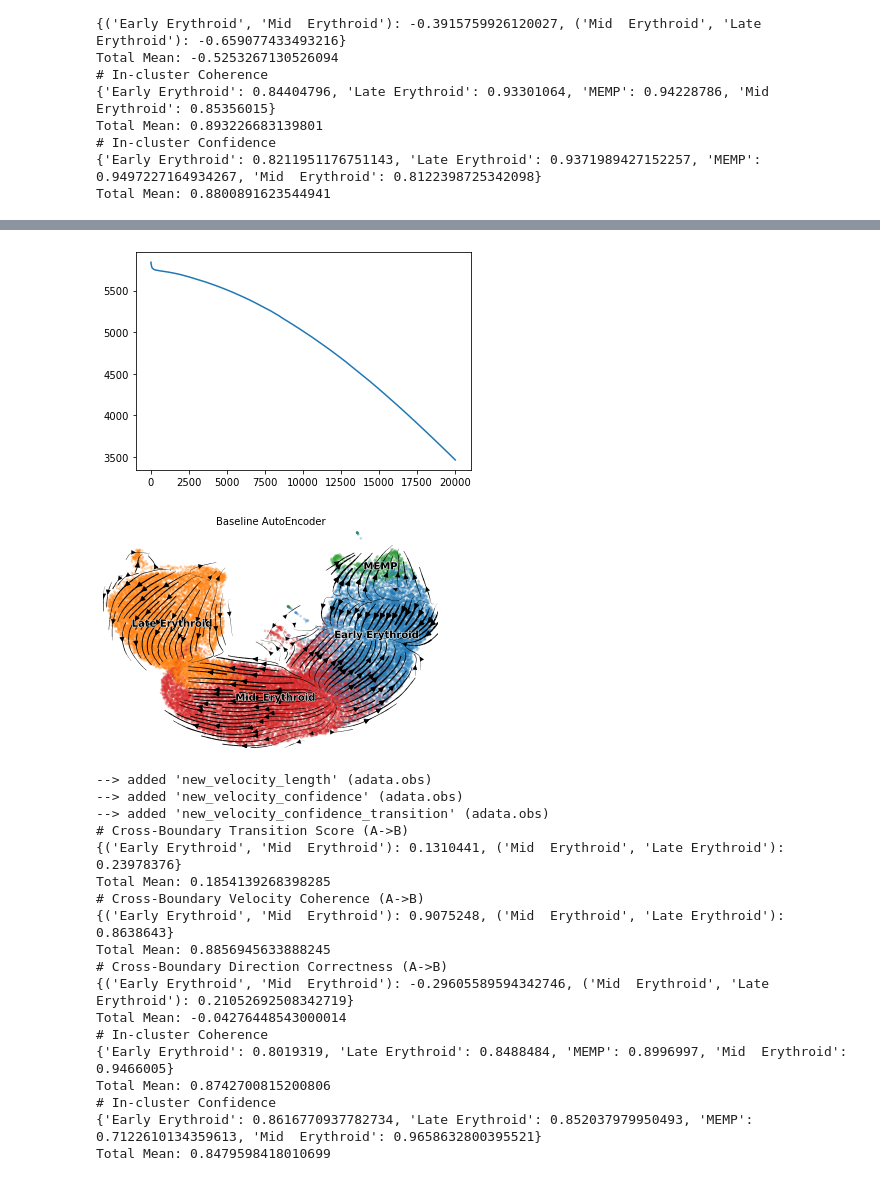
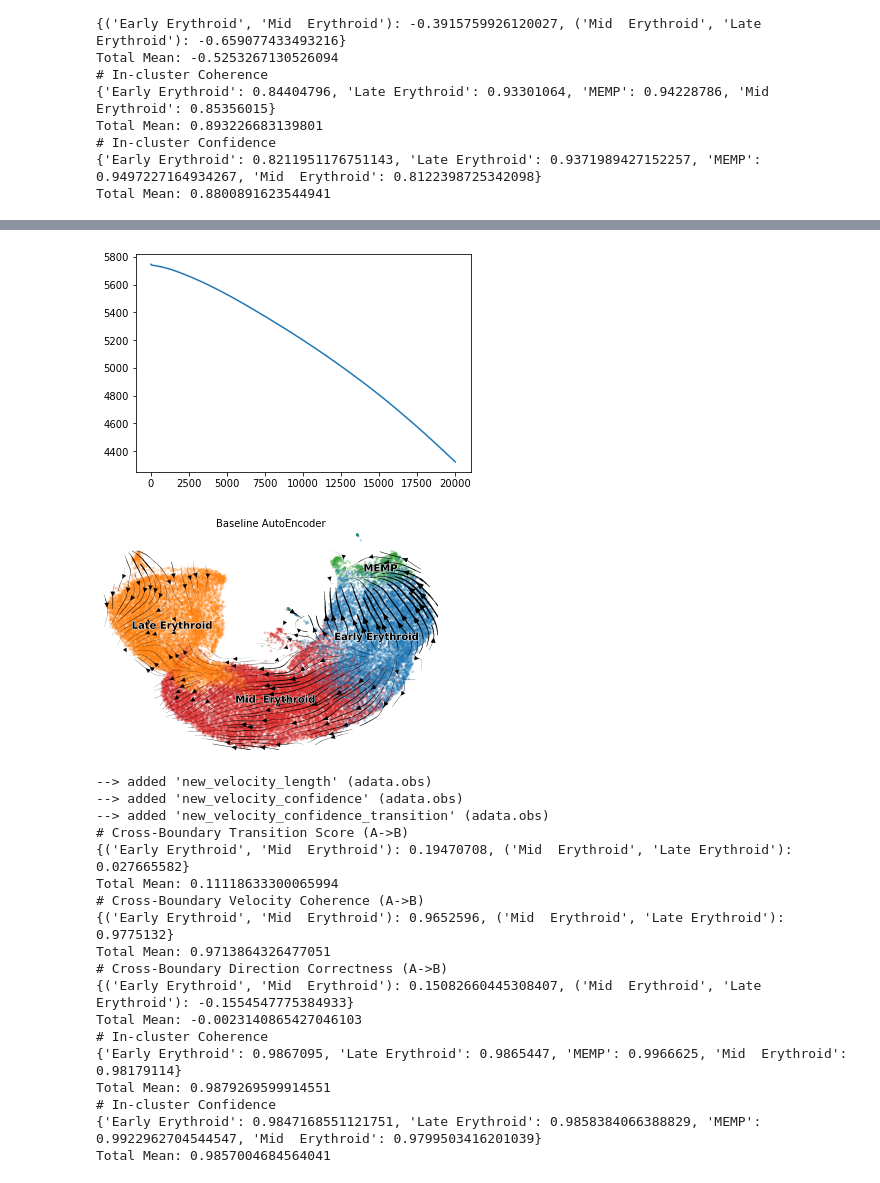
Before and after one commit to qiaochen/VeloAE, a Jupyter notebook: notebooks/Melania_Erythroid_human/model-Melania_Erythroid_human-baseline.ipynb, the cells around one changed output, grey strips where cells are left out. Drawn from its saved outputs; the diff is of its cells as text; code cells hidden in the pictures.

```diff
--- a/notebooks/Melania_Erythroid_human/model-Melania_Erythroid_human-baseline.ipynb
+++ b/notebooks/Melania_Erythroid_human/model-Melania_Erythroid_human-baseline.ipynb
@@ -25,7 +25,7 @@ args = parser.parse_args(args=['--lr',  '1e-5',
                                '--data-dir', '/data/groups/yhhuang/cqiao/Melania/adata_human_def.h5',
                                '--exp-name', 'baseline_Melania_Erythroid_human',
                                '--model-name', 'baseline_tmp.cpt',
-                               '--device', 'cuda:3',
+                               '--device', 'cuda:0',
                                '--gumbsoft_tau', '1',
                                '--nb_g_src', "SU",
                                '--n_raw_gene', '2000',
@@ -43,8 +43,7 @@ k_cluster = "type2"
 EXP_NAME = args.exp_name
 exp_metrics = {}
 # %%
-def main_AE(args, model, lr=args.lr, weight_decay=args.weight_decay, save_name="tmp.cpt"):
-    torch.autograd.set_detect_anomaly(True)
+def main_AE(args, model, lr=args.lr, weight_decay=args.weight_decay, save_name="tmp.cpt", norm_lr=False):
     optimizer = optim.AdamW(model.parameters(), lr=lr, weight_decay=weight_decay)
     lr = args.lr
     i, losses = 0, [sys.maxsize]
@@ -58,6 +57,7 @@ def main_AE(args, model, lr=args.lr, weight_decay=args.weight_decay, save_name="
         loss = train_step_AE([tensor_s, tensor_u], model, optimizer,
                              xyids=[0, 1],
                              device=device,
+                             norm_lr=norm_lr
                              )
 
         losses.append(loss)
@@ -141,21 +141,16 @@ def expBaseAE(adata, exp_metrics):
     in_dim = n_genes
     z_dim = args.z_dim
     h_dim = args.h_dim
-    args.lr = 1e-3
+    args.lr = 1e-4
     model = get_baseline_AE(in_dim, z_dim, h_dim, True).to(device)
-    model = main_AE(args, model, save_name=f"baseAE_{args.model_name}")
+    model = main_AE(args, model, save_name=f"baseAE_{args.model_name}", norm_lr=True)
     model.eval()
     with torch.no_grad():
         x = model.encoder(tensor_x)
         s = model.encoder(tensor_s)
         u = model.encoder(tensor_u)
 
-        _, gamma, _ = leastsq_pt(s, u,
-                                    device=device,
-                                    fit_offset=True,
-                                    perc=[5, 95],
-                                    )
-        v = (u - gamma * s).cpu().numpy()
+        v = estimate_ld_velocity(s, u, device=device, norm=True).cpu().numpy()
         x = x.cpu().numpy()
         s = s.cpu().numpy()
         u = u.cpu().numpy()
@@ -185,28 +180,28 @@ Train Epoch: 1200/20000         Loss: 5719.645020
 ... (196 lines left out)
     'new_velocity_graph', sparse matrix with cosine correlations (adata.uns)
 computing velocity embedding
     finished (0:00:10) --> added
     'new_velocity_umap', embedded velocity vectors (adata.obsm)
-[figure, old version]
+[figure, new version]
-[figure, old version]
+[figure, new version]
 --> added 'new_velocity_length' (adata.obs)
 --> added 'new_velocity_confidence' (adata.obs)
 --> added 'new_velocity_confidence_transition' (adata.obs)
 # Cross-Boundary Transition Score (A->B)
-{('Early Erythroid', 'Mid  Erythroid'): 0.1310441, ('Mid  Erythroid', 'Late Erythroid'): 0.23978376}
-Total Mean: 0.1854139268398285
+{('Early Erythroid', 'Mid  Erythroid'): 0.19470708, ('Mid  Erythroid', 'Late Erythroid'): 0.027665582}
+Total Mean: 0.11118633300065994
 # Cross-Boundary Velocity Coherence (A->B)
-{('Early Erythroid', 'Mid  Erythroid'): 0.9075248, ('Mid  Erythroid', 'Late Erythroid'): 0.8638643}
-Total Mean: 0.8856945633888245
+{('Early Erythroid', 'Mid  Erythroid'): 0.9652596, ('Mid  Erythroid', 'Late Erythroid'): 0.9775132}
+Total Mean: 0.9713864326477051
 # Cross-Boundary Direction Correctness (A->B)
-{('Early Erythroid', 'Mid  Erythroid'): -0.29605589594342746, ('Mid  Erythroid', 'Late Erythroid'): 0.21052692508342719}
-Total Mean: -0.04276448543000014
+{('Early Erythroid', 'Mid  Erythroid'): 0.15082660445308407, ('Mid  Erythroid', 'Late Erythroid'): -0.1554547775384933}
+Total Mean: -0.0023140865427046103
 # In-cluster Coherence
-{'Early Erythroid': 0.8019319, 'Late Erythroid': 0.8488484, 'MEMP': 0.8996997, 'Mid  Erythroid': 0.9466005}
-Total Mean: 0.8742700815200806
+{'Early Erythroid': 0.9867095, 'Late Erythroid': 0.9865447, 'MEMP': 0.9966625, 'Mid  Erythroid': 0.98179114}
+Total Mean: 0.9879269599914551
 # In-cluster Confidence
-{'Early Erythroid': 0.8616770937782734, 'Late Erythroid': 0.852037979950493, 'MEMP': 0.7122610134359613, 'Mid  Erythroid': 0.9658632800395521}
-Total Mean: 0.8479598418010699
+{'Early Erythroid': 0.9847168551121751, 'Late Erythroid': 0.9858384066388829, 'MEMP': 0.9922962704544547, 'Mid  Erythroid': 0.9799503416201039}
+Total Mean: 0.9857004684564041
 # %%
 def expAblationCohAgg(adata, exp_metrics):
     n_cells, n_genes = adata.X.shape
```
Also changed, not shown: parts of 5 cells of this notebook, 24 other files.
